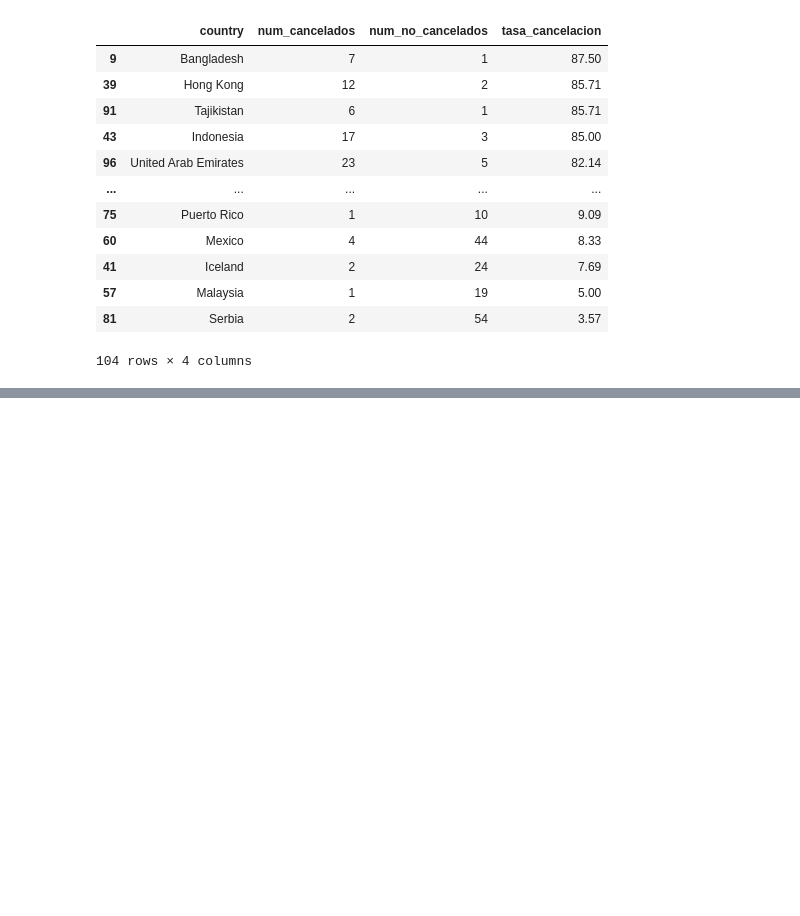
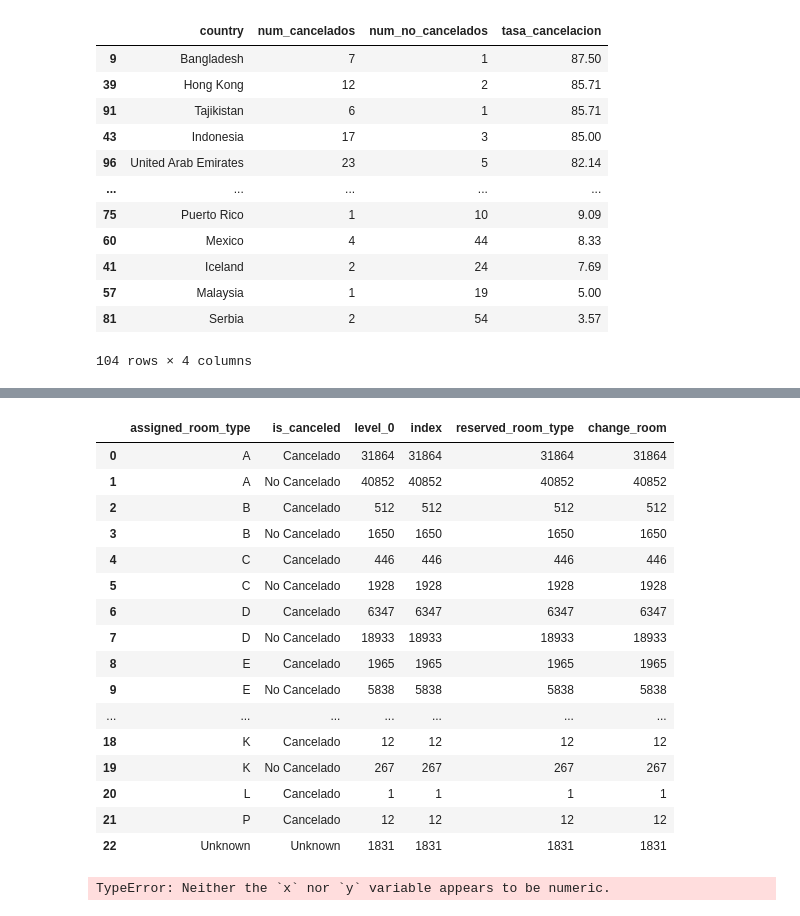
Before and after one commit to Adalab/proyecto-da-promof-modulo4-equipo5, a Jupyter notebook: notebooks/03_analisis.ipynb, the cells around one changed output, grey strips where cells are left out. Drawn from its saved outputs; the diff is of its cells as text; code cells hidden in the pictures; blank space fills up the shorter version.

```diff
--- a/notebooks/03_analisis.ipynb
+++ b/notebooks/03_analisis.ipynb
@@ -401,0 +424,2 @@ plt.xticks(rotation=45, ha='right')
+# %%
+df_room = df[['is_canceled', 'reserved_room_type', 'assigned_room_type', 'change_room']]
@@ -401,0 +428,29 @@ plt.xticks(rotation=45, ha='right')
+# %%
+# df_room.reset_index(inplace=True)
+df_room_group = df_room.groupby(['assigned_room_type', 'is_canceled']).count()
+df_room_group.reset_index(inplace=True)
+# %%
+df_room_group
+# %% [output]
+|  | assigned_room_type | is_canceled | level_0 | index | reserved_room_type | change_room |
+| 0 | A | Cancelado | 31864 | 31864 | 31864 | 31864 |
+| 1 | A | No Cancelado | 40852 | 40852 | 40852 | 40852 |
+| 2 | B | Cancelado | 512 | 512 | 512 | 512 |
+| 3 | B | No Cancelado | 1650 | 1650 | 1650 | 1650 |
+| 4 | C | Cancelado | 446 | 446 | 446 | 446 |
+| 5 | C | No Cancelado | 1928 | 1928 | 1928 | 1928 |
+| 6 | D | Cancelado | 6347 | 6347 | 6347 | 6347 |
+| 7 | D | No Cancelado | 18933 | 18933 | 18933 | 18933 |
+| 8 | E | Cancelado | 1965 | 1965 | 1965 | 1965 |
+| 9 | E | No Cancelado | 5838 | 5838 | 5838 | 5838 |
+| ... | ... | ... | ... | ... | ... | ... |
+| 18 | K | Cancelado | 12 | 12 | 12 | 12 |
+| 19 | K | No Cancelado | 267 | 267 | 267 | 267 |
+| 20 | L | Cancelado | 1 | 1 | 1 | 1 |
+| 21 | P | Cancelado | 12 | 12 | 12 | 12 |
+| 22 | Unknown | Unknown | 1831 | 1831 | 1831 | 1831 |
+# %%
+sns.barplot(x='level_0', y='assigned_room_type', data=df_room_group, palette='inferno')
+plt.xticks(rotation=45, ha='right')
+# %% [output]
+TypeError: Neither the `x` nor `y` variable appears to be numeric.
```
Also changed, not shown: parts of 7 cells of this notebook, 2 other files.
